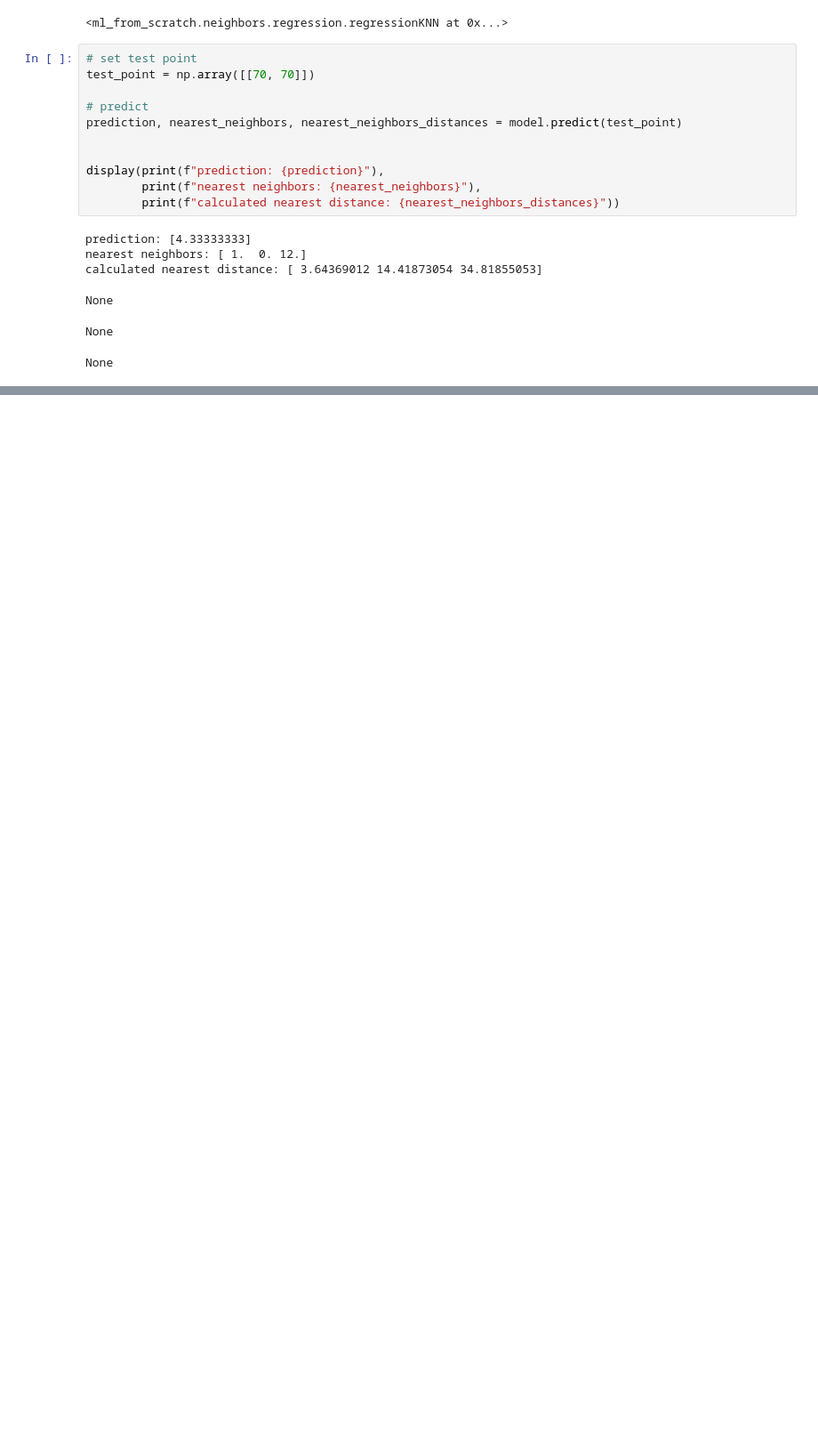
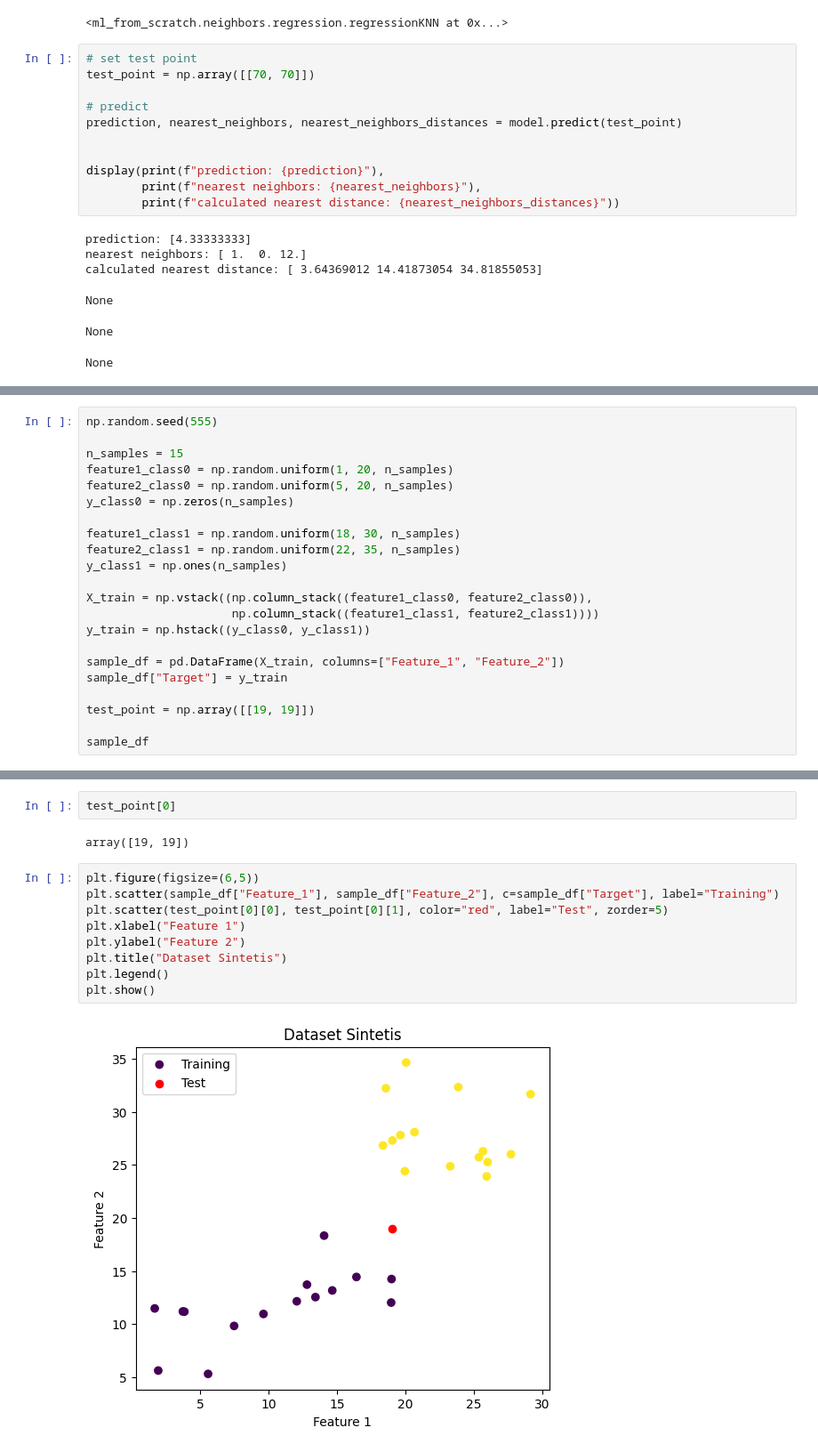
Before and after one commit to datawithalvin/build_ml_from_scratch, a Jupyter notebook: notebooks_try_algo/try_knn.ipynb, the cells around one changed output, grey strips where cells are left out. Shown: that part at 89% size. Drawn from its saved outputs; the diff is of its cells as text; blank space fills up the shorter version.

Commit message:
add classification.py, test the class within the notebook

```diff
--- a/notebooks_try_algo/try_knn.ipynb
+++ b/notebooks_try_algo/try_knn.ipynb
@@ -175,0 +175,22 @@ More `regressionKNN` testing with Pandas
+# %%
+np.random.seed(555)
+
+n_samples = 15
+feature1_class0 = np.random.uniform(1, 20, n_samples)
+feature2_class0 = np.random.uniform(5, 20, n_samples)
+y_class0 = np.zeros(n_samples)
+
+feature1_class1 = np.random.uniform(18, 30, n_samples)
+feature2_class1 = np.random.uniform(22, 35, n_samples)
+y_class1 = np.ones(n_samples)
+
+X_train = np.vstack((np.column_stack((feature1_class0, feature2_class0)),
+                     np.column_stack((feature1_class1, feature2_class1))))
+y_train = np.hstack((y_class0, y_class1))
+
+sample_df = pd.DataFrame(X_train, columns=["Feature_1", "Feature_2"])
+sample_df["Target"] = y_train
+
+test_point = np.array([[19, 19]])
+
+sample_df
@@ -175,0 +215,15 @@ More `regressionKNN` testing with Pandas
+# %%
+test_point[0]
+# %% [output]
+array([19, 19])
+# %%
+plt.figure(figsize=(6,5))
+plt.scatter(sample_df["Feature_1"], sample_df["Feature_2"], c=sample_df["Target"], label="Training")
+plt.scatter(test_point[0][0], test_point[0][1], color="red", label="Test", zorder=5)
+plt.xlabel("Feature 1")
+plt.ylabel("Feature 2")
+plt.title("Dataset Sintetis")
+plt.legend()
+plt.show()
+# %% [output]
+[figure, added]
```
Also changed, not shown: parts of 7 cells of this notebook, 3 other files.
